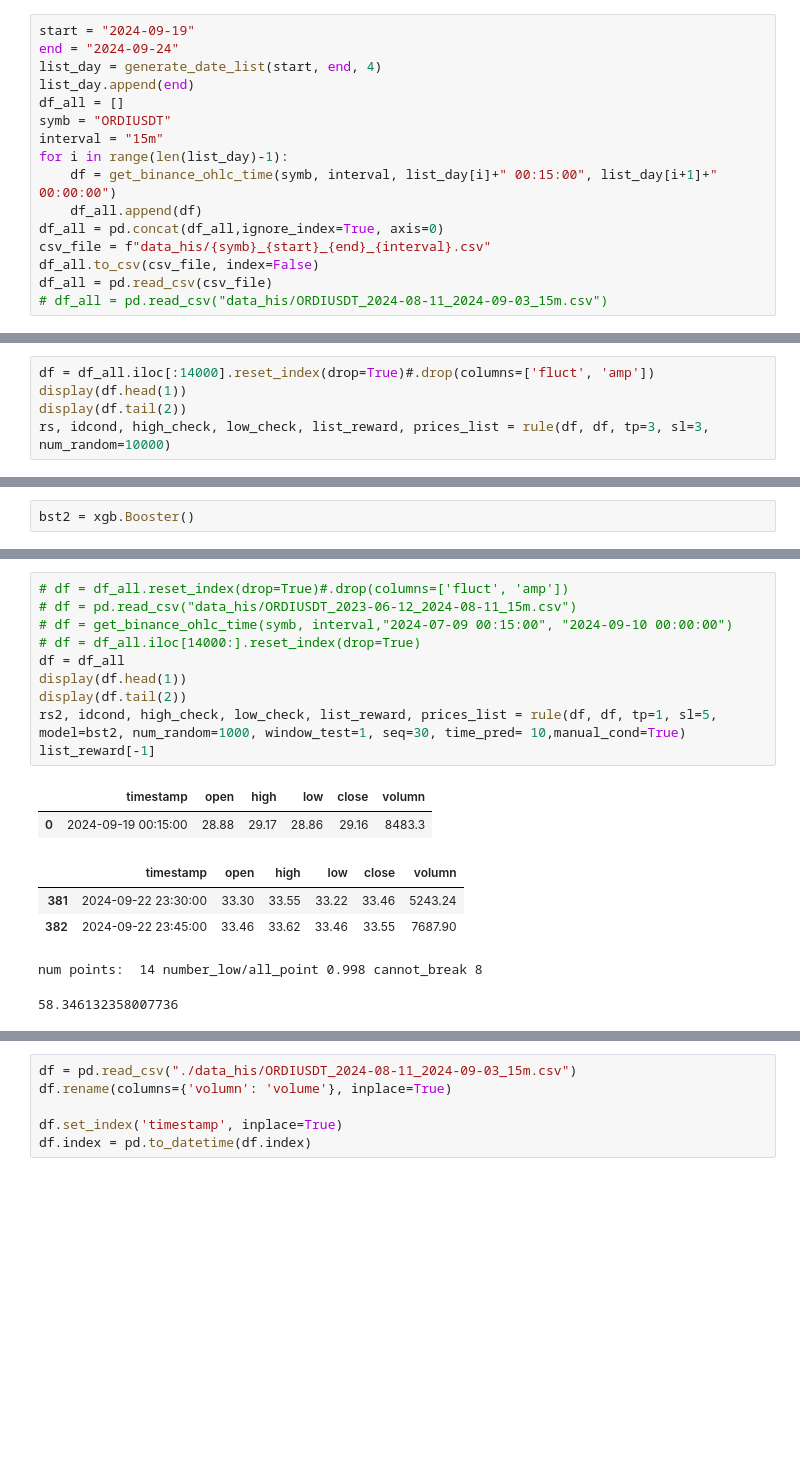
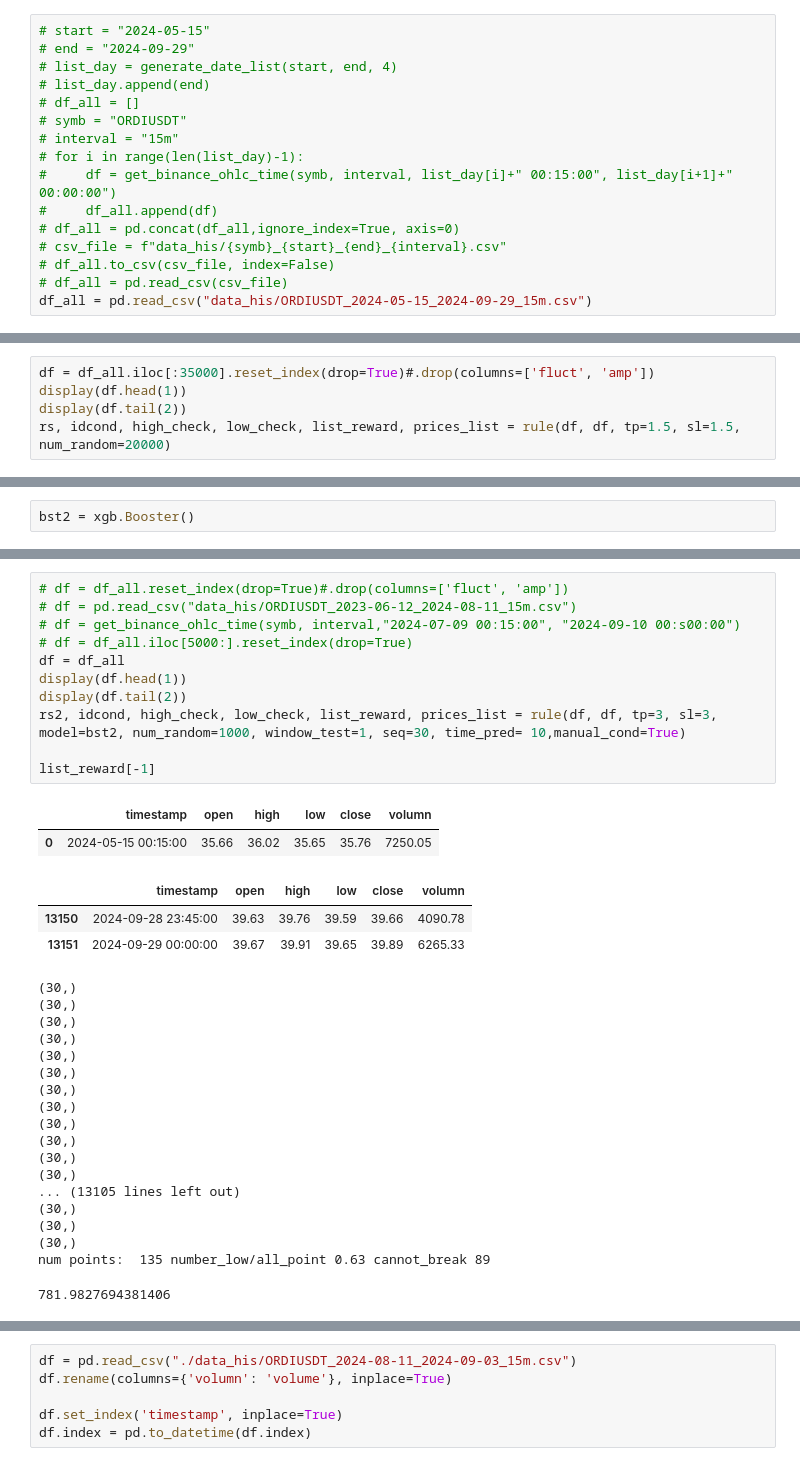
Before and after one commit to khiemdoan/qcuongning-binance-future, a Jupyter notebook: search.ipynb, the cells around one changed output, grey strips where cells are left out. Saved outputs shown, nothing was run; the diff lists cells and outputs as text; blank space fills up the shorter version.

```diff
--- a/search.ipynb
+++ b/search.ipynb
@@ -191,16 +94,16 @@ def rule(df_btc, df, tp=1, sl=5, money=1000, model = None, num_random=10000, win
 # %%
-start = "2024-09-19"
-end = "2024-09-24"
-list_day = generate_date_list(start, end, 4)
-list_day.append(end)
-df_all = []
-symb = "ORDIUSDT"
-interval = "15m"
-for i in range(len(list_day)-1):
-    df = get_binance_ohlc_time(symb, interval, list_day[i]+" 00:15:00", list_day[i+1]+" 00:00:00")
-    df_all.append(df)
-df_all = pd.concat(df_all,ignore_index=True, axis=0)
-csv_file = f"data_his/{symb}_{start}_{end}_{interval}.csv"
-df_all.to_csv(csv_file, index=False)
-df_all = pd.read_csv(csv_file)
-# df_all = pd.read_csv("data_his/ORDIUSDT_2024-08-11_2024-09-03_15m.csv")
+# start = "2024-05-15"
+# end = "2024-09-29"
+# list_day = generate_date_list(start, end, 4)
+# list_day.append(end)
+# df_all = []
+# symb = "ORDIUSDT"
+# interval = "15m"
+# for i in range(len(list_day)-1):
+#     df = get_binance_ohlc_time(symb, interval, list_day[i]+" 00:15:00", list_day[i+1]+" 00:00:00")
+#     df_all.append(df)
+# df_all = pd.concat(df_all,ignore_index=True, axis=0)
+# csv_file = f"data_his/{symb}_{start}_{end}_{interval}.csv"
+# df_all.to_csv(csv_file, index=False)
+# df_all = pd.read_csv(csv_file)
+df_all = pd.read_csv("data_his/ORDIUSDT_2024-05-15_2024-09-29_15m.csv")
@@ -226,5 +126,5 @@ df_all
 # %%
-df = df_all.iloc[:14000].reset_index(drop=True)#.drop(columns=['fluct', 'amp'])
+df = df_all.iloc[:35000].reset_index(drop=True)#.drop(columns=['fluct', 'amp'])
 display(df.head(1))
 display(df.tail(2))
-rs, idcond, high_check, low_check, list_reward, prices_list = rule(df, df, tp=3, sl=3, num_random=10000)
+rs, idcond, high_check, low_check, list_reward, prices_list = rule(df, df, tp=1.5, sl=1.5, num_random=20000)
@@ -353,18 +204,35 @@ df_all
 # %%
 # df = df_all.reset_index(drop=True)#.drop(columns=['fluct', 'amp'])
 # df = pd.read_csv("data_his/ORDIUSDT_2023-06-12_2024-08-11_15m.csv")
-# df = get_binance_ohlc_time(symb, interval,"2024-07-09 00:15:00", "2024-09-10 00:00:00")
-# df = df_all.iloc[14000:].reset_index(drop=True)
+# df = get_binance_ohlc_time(symb, interval,"2024-07-09 00:15:00", "2024-09-10 00:s00:00")
+# df = df_all.iloc[5000:].reset_index(drop=True)
 df = df_all
 display(df.head(1))
 display(df.tail(2))
-rs2, idcond, high_check, low_check, list_reward, prices_list = rule(df, df, tp=1, sl=5, model=bst2, num_random=1000, window_test=1, seq=30, time_pred= 10,manual_cond=True)
+rs2, idcond, high_check, low_check, list_reward, prices_list = rule(df, df, tp=3, sl=3, model=bst2, num_random=1000, window_test=1, seq=30, time_pred= 10,manual_cond=True)
+
 list_reward[-1]
 # %% [output]
 |  | timestamp | open | high | low | close | volumn |
-| 0 | 2024-09-19 00:15:00 | 28.88 | 29.17 | 28.86 | 29.16 | 8483.3 |
+| 0 | 2024-05-15 00:15:00 | 35.66 | 36.02 | 35.65 | 35.76 | 7250.05 |
 |  | timestamp | open | high | low | close | volumn |
-| 381 | 2024-09-22 23:30:00 | 33.30 | 33.55 | 33.22 | 33.46 | 5243.24 |
-| 382 | 2024-09-22 23:45:00 | 33.46 | 33.62 | 33.46 | 33.55 | 7687.90 |
+| 13150 | 2024-09-28 23:45:00 | 39.63 | 39.76 | 39.59 | 39.66 | 4090.78 |
+| 13151 | 2024-09-29 00:00:00 | 39.67 | 39.91 | 39.65 | 39.89 | 6265.33 |
-num points:  14 number_low/all_point 0.998 cannot_break 8
+(30,)
+(30,)
+(30,)
+(30,)
+(30,)
+(30,)
+(30,)
+(30,)
+(30,)
+(30,)
+(30,)
+(30,)
+... (13105 lines left out)
+(30,)
+(30,)
+(30,)
+num points:  135 number_low/all_point 0.63 cannot_break 89
-58.346132358007736
+781.9827694381406
```
Also changed, not shown: parts of 37 cells of this notebook, 6 other files.
